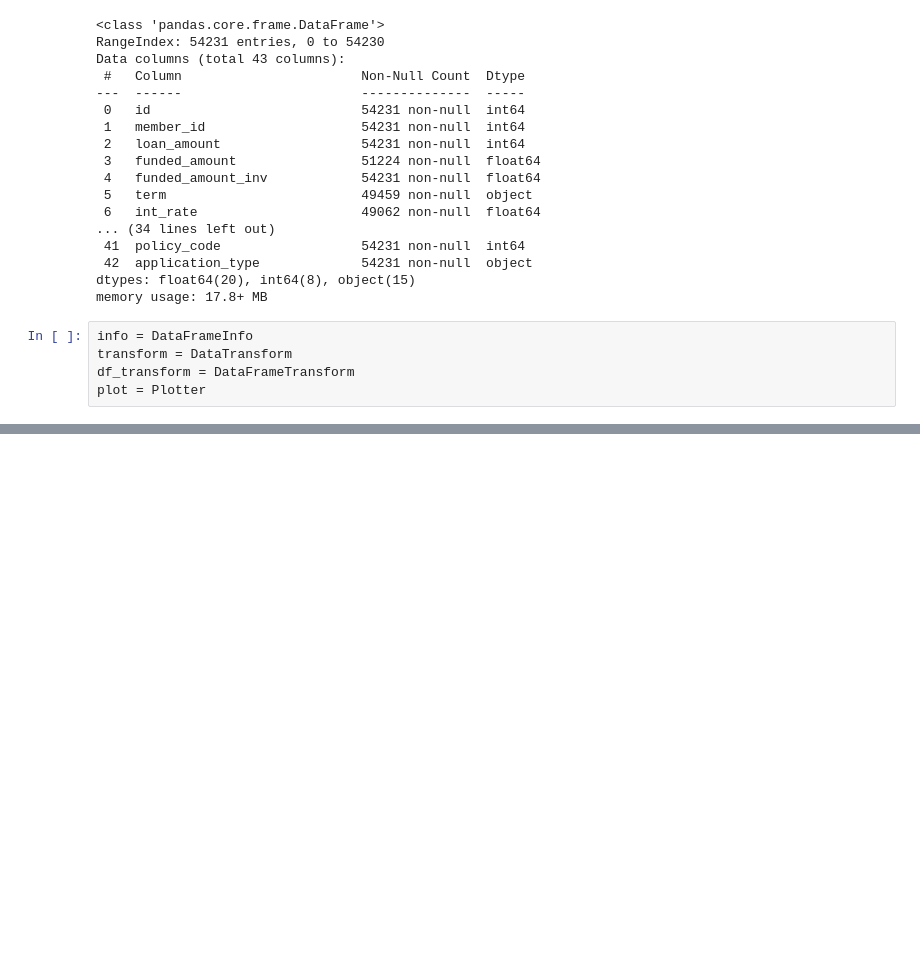
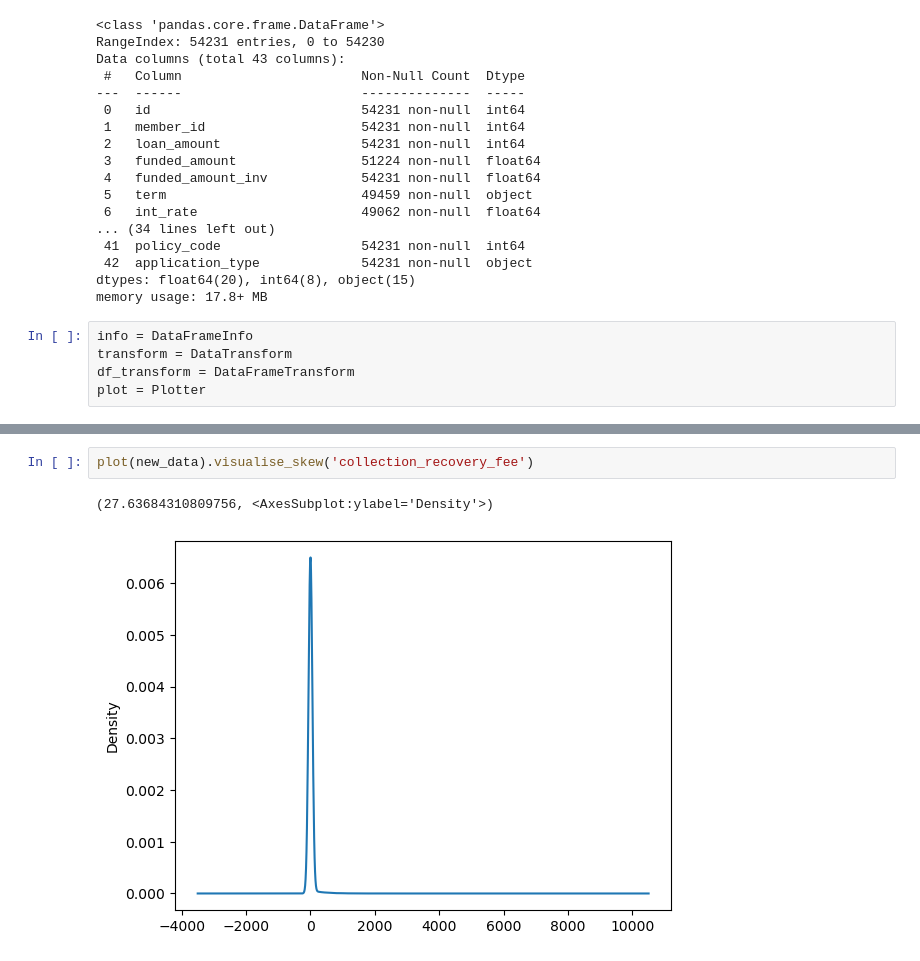
Before and after one commit to tayyib-saddique/exploratory-data-analysis---customer-loans-in-finance, a Jupyter notebook: eda.ipynb, the cells around one changed output, grey strips where cells are left out. Saved outputs shown, nothing was run; the diff lists cells and outputs as text; blank space fills up the shorter version.

```diff
--- a/eda.ipynb
+++ b/eda.ipynb
@@ -42 +114,6 @@ plot(data).visualise_removed_NaN()
+# %%
+plot(new_data).visualise_skew('collection_recovery_fee')
+# %% [output]
+(27.63684310809756, <AxesSubplot:ylabel='Density'>)
+[figure, added]
 # %%
```
Also changed, not shown: parts of 23 cells of this notebook, 3 other files.
